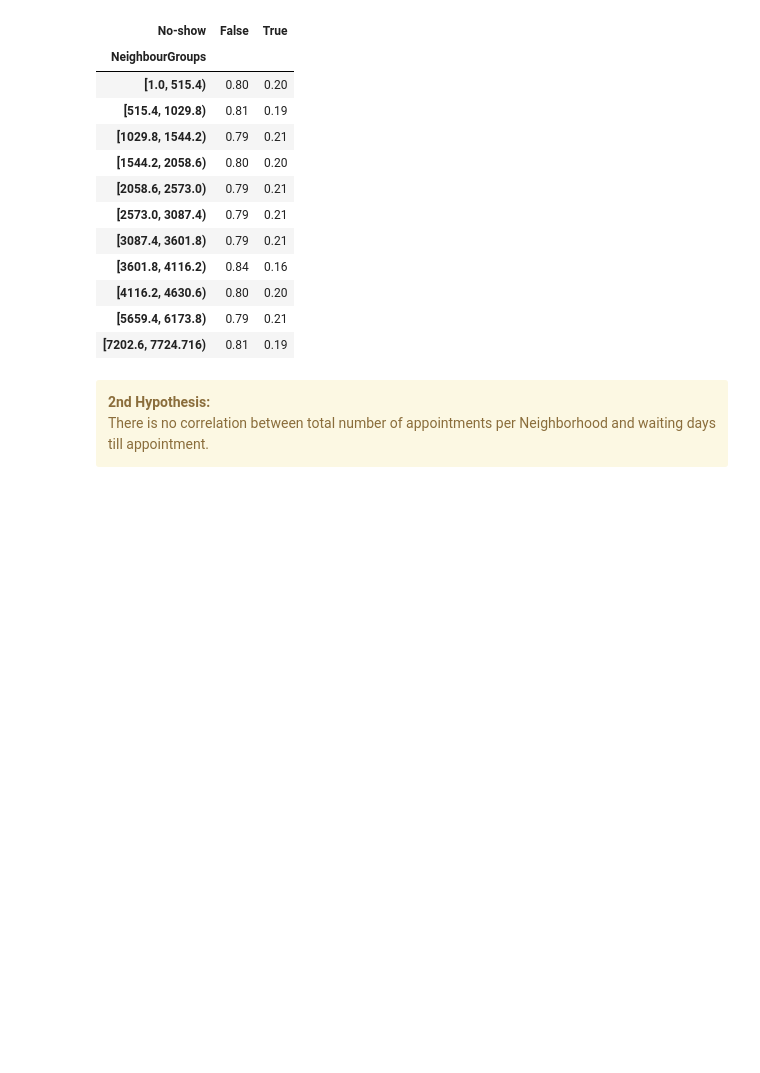
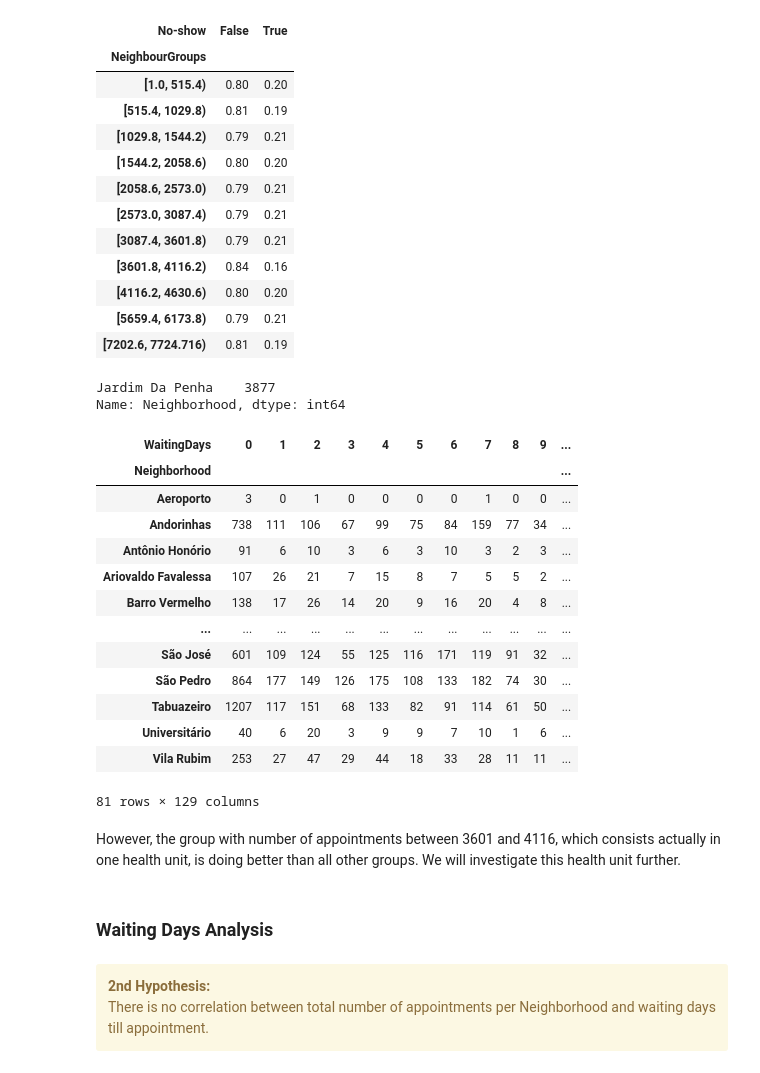
Before and after one commit to skacem/Business-Analytics, a Jupyter notebook: Misc/Medical_appointment_analysis.ipynb, the cells around one changed output. Drawn from its saved outputs; the diff is of its cells as text; code cells hidden in the pictures; blank space fills up the shorter version.

```diff
--- a/Misc/Medical_appointment_analysis.ipynb
+++ b/Misc/Medical_appointment_analysis.ipynb
@@ -295,6 +294,32 @@ df.groupby('NeighbourGroups')['No-show'].value_counts(normalize=True).unstack()
 | [4116.2, 4630.6) | 0.80 | 0.20 |
 | [5659.4, 6173.8) | 0.79 | 0.21 |
 | [7202.6, 7724.716) | 0.81 | 0.19 |
+# %%
+arr[arr.between(3601.8, 4116.2)]
+# %% [output]
+Jardim Da Penha    3877
+Name: Neighborhood, dtype: int64
+# %%
+arr
+# %% [output]
+| WaitingDays | 0 | 1 | 2 | 3 | 4 | 5 | 6 | 7 | 8 | 9 | ... |
+| Neighborhood |  |  |  |  |  |  |  |  |  |  | ... |
+| Aeroporto | 3 | 0 | 1 | 0 | 0 | 0 | 0 | 1 | 0 | 0 | ... |
+| Andorinhas | 738 | 111 | 106 | 67 | 99 | 75 | 84 | 159 | 77 | 34 | ... |
+| Antônio Honório | 91 | 6 | 10 | 3 | 6 | 3 | 10 | 3 | 2 | 3 | ... |
+| Ariovaldo Favalessa | 107 | 26 | 21 | 7 | 15 | 8 | 7 | 5 | 5 | 2 | ... |
+| Barro Vermelho | 138 | 17 | 26 | 14 | 20 | 9 | 16 | 20 | 4 | 8 | ... |
+| ... | ... | ... | ... | ... | ... | ... | ... | ... | ... | ... | ... |
+| São José | 601 | 109 | 124 | 55 | 125 | 116 | 171 | 119 | 91 | 32 | ... |
+| São Pedro | 864 | 177 | 149 | 126 | 175 | 108 | 133 | 182 | 74 | 30 | ... |
+| Tabuazeiro | 1207 | 117 | 151 | 68 | 133 | 82 | 91 | 114 | 61 | 50 | ... |
+| Universitário | 40 | 6 | 20 | 3 | 9 | 9 | 7 | 10 | 1 | 6 | ... |
+| Vila Rubim | 253 | 27 | 47 | 29 | 44 | 18 | 33 | 28 | 11 | 11 | ... |
+81 rows × 129 columns
+# %% [markdown]
+However, the group with  number of appointments between 3601 and 4116, which consists actually in one health unit, is doing better than all other groups. We will investigate this health unit further.
+# %% [markdown]
+### Waiting Days Analysis
 # %% [markdown]
 <div class="alert alert-block alert-warning">
 <b>2nd Hypothesis:</b> <br>
```
Also changed, not shown: parts of 8 cells of this notebook.
